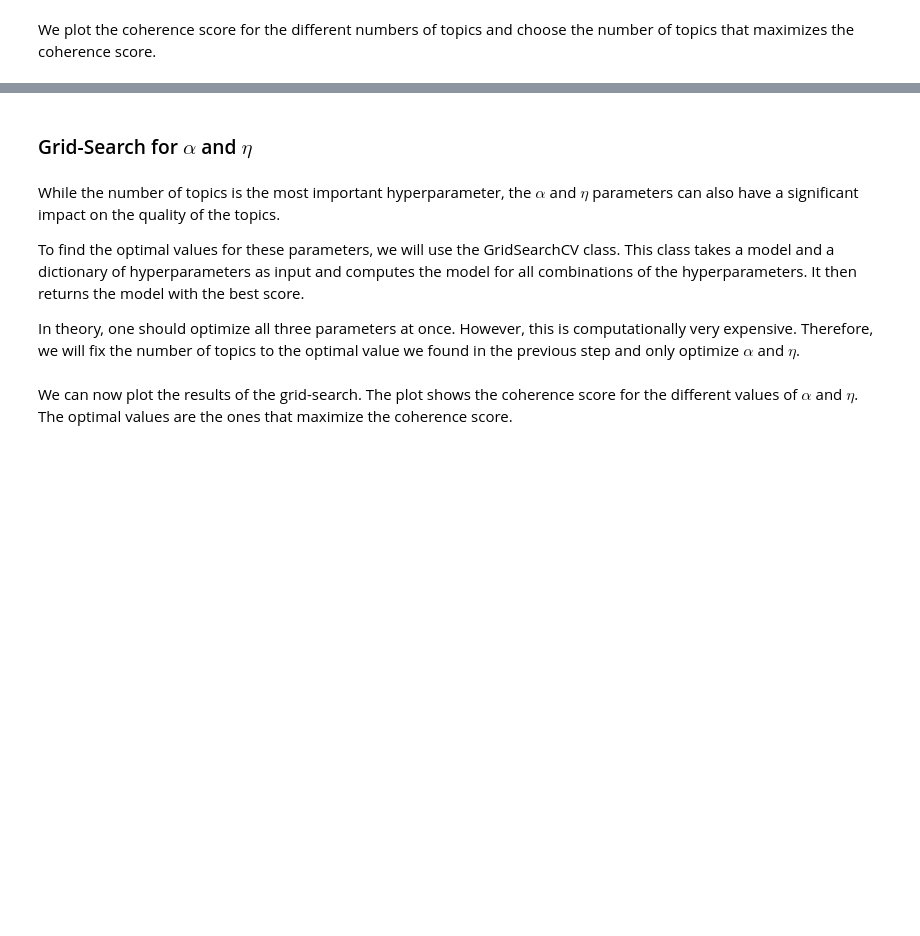
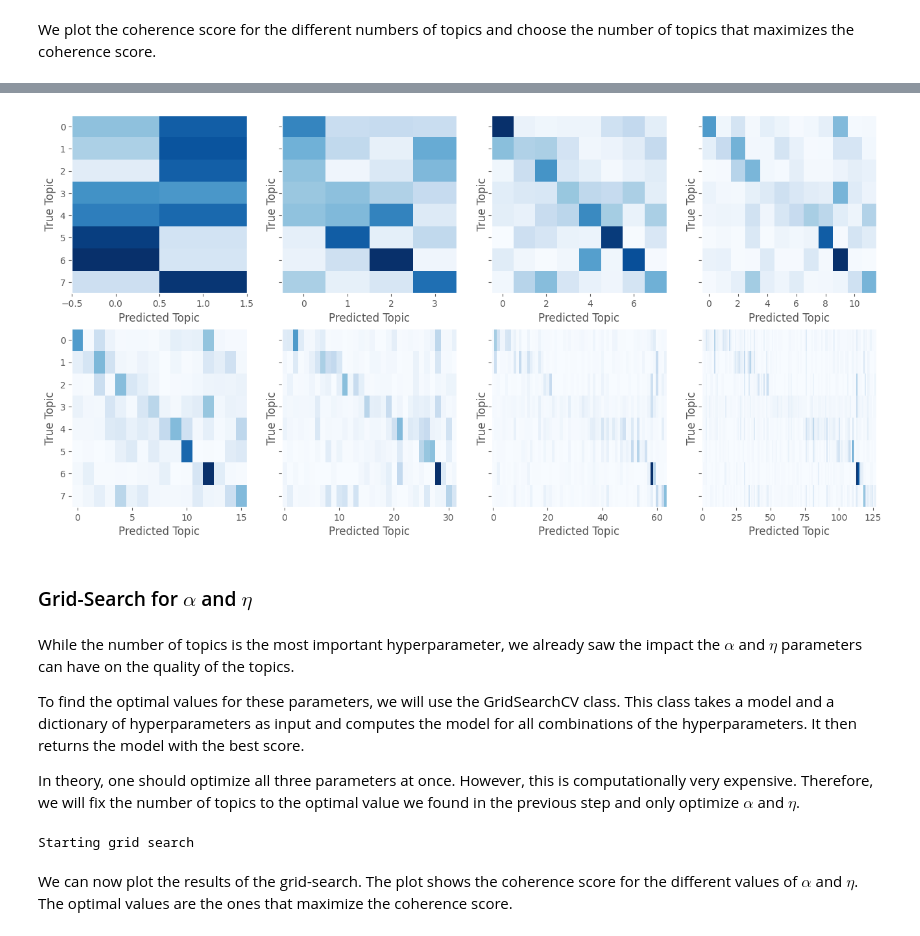
Before and after one commit to DanielMatter/topic-modeling, a Jupyter notebook: course/LDA-03-Training.ipynb, the cells around one changed output, grey strips where cells are left out. Saved outputs shown, nothing was run; the diff lists cells and outputs as text; code cells hidden in the pictures; blank space fills up the shorter version.

```diff
--- a/course/LDA-03-Training.ipynb
+++ b/course/LDA-03-Training.ipynb
@@ -140,7 +268,44 @@ Note, that there are multiple ways to measure coherence. The gensim library offe
+# %%
+import numpy as np
+
+fig, axs = plt.subplots(2, 4, figsize=(16, 8), dpi=100, sharey=True)
+axs = axs.flatten()
+
+
+def get_topic(lda, bow):
+    preds = lda.get_document_topics(bow, minimum_probability=0.0)
+    probs = [prob for _, prob in preds]
+    index = [index for index, _ in preds]
+    return index[np.argmax(probs)]
+
+
+for ax, nr in zip(axs, tqdm(number_of_topics, ncols=100)):
+    T_true, T_pred = 8, nr
+    conf = np.zeros((T_true, T_pred))
+
+    model = LdaMulticore.load(
+        join(model_path, "lda_model_{}.model".format(nr)))
+
+    topics = [get_topic(model, doc) for doc in dtm]
+
+    for label_gt, label_pred in zip(labels, topics):
+        conf[label_gt][label_pred] += 1
+
+    conf_top_pred = np.argmax(conf, axis=0)
+    conf_order_by_pred = np.argsort(conf_top_pred)
+    conf_ordered_by_pred = conf[:, conf_order_by_pred]
+
+    ax.imshow(conf_ordered_by_pred, cmap='Blues', aspect='auto',
+              interpolation='nearest', vmin=0)
+    ax.set_xlabel("Predicted Topic")
+    ax.set_ylabel("True Topic")
+    ax.grid(False)
+# %% [output]
+[figure, added]
 # %% [markdown]
 ### Grid-Search for $\alpha$ and $\eta$
 # %% [markdown]
-While the number of topics is the most important hyperparameter, the $\alpha$ and $\eta$ parameters can also have a significant impact on the quality of the topics.
+While the number of topics is the most important hyperparameter, we already saw the impact the $\alpha$ and $\eta$ parameters can have on the quality of the topics.
 
 To find the optimal values for these parameters, we will use the GridSearchCV class. This class takes a model and a dictionary of hyperparameters as input and computes the model for all combinations of the hyperparameters. It then returns the model with the best score.
 
@@ -148,23 +313,31 @@ In theory, one should optimize all three parameters at once. However, this is co
 # %%
 import numpy as np
 
-array_alpha = np.logspace(-2, 0, 4, base=2)
-array_eta = np.logspace(-2, 0, 4, base=2)
+K = 8
+array_alpha = np.logspace(-4, 4, 5, base=2) * 1 / K
+array_eta = np.logspace(-4, 4, 5, base=2) * 1 / K
 results = np.zeros((len(array_alpha), len(array_eta)))
-
-K = 4
 
 
 def compute_coherence(alpha, eta):
-    lda_model = LdaMulticore(dtm, K, alpha=alpha, eta=eta)
-    cm_umass = CoherenceModel(model=lda_model, corpus=dtm,
-                              dictionary=dictionary, coherence='u_mass')
-    return cm_umass.get_coherence()
+    lda_model = LdaMulticore(dtm, K, alpha=alpha, eta=eta, random_state=123)
+    cm = CoherenceModel(model=lda_model, corpus=dtm,
+                        texts=data_test,
+                        dictionary=dictionary, coherence='c_uci')
+    return cm.get_coherence()
 
 
-for i, alpha in tqdm(enumerate(array_alpha), ncols=100, position=0, total=len(array_alpha)):
-    for j, eta in tqdm(enumerate(array_eta), ncols=100, position=1, leave=False, total=len(array_eta)):
+print("Starting grid search")
+pbar = tqdm(total=len(array_alpha) * len(array_eta),
+            ncols=100, position=0, leave=True)
+
+for i, alpha in enumerate(array_alpha):
+    for j, eta in enumerate(array_eta):
+        pbar.set_description("alpha: {:.4f}, eta: {:.4f}".format(alpha, eta))
         results[i, j] = compute_coherence(alpha, eta)
+        pbar.update()
+# %% [output]
+Starting grid search
 # %% [markdown]
 We can now plot the results of the grid-search. The plot shows the coherence score for the different values of $\alpha$ and $\eta$.
 The optimal values are the ones that maximize the coherence score.
```
Also changed, not shown: parts of 26 cells of this notebook, 3 other files.
